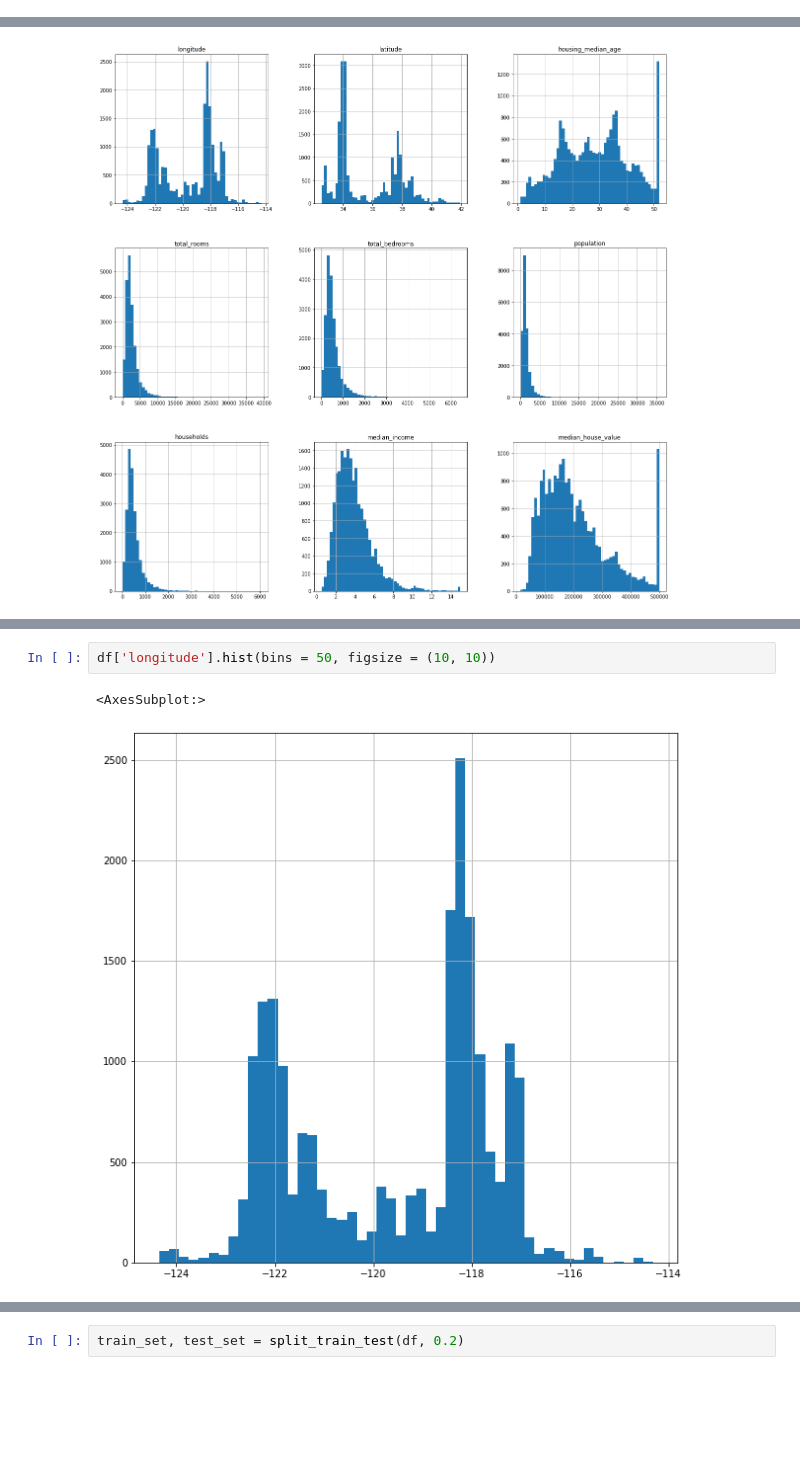
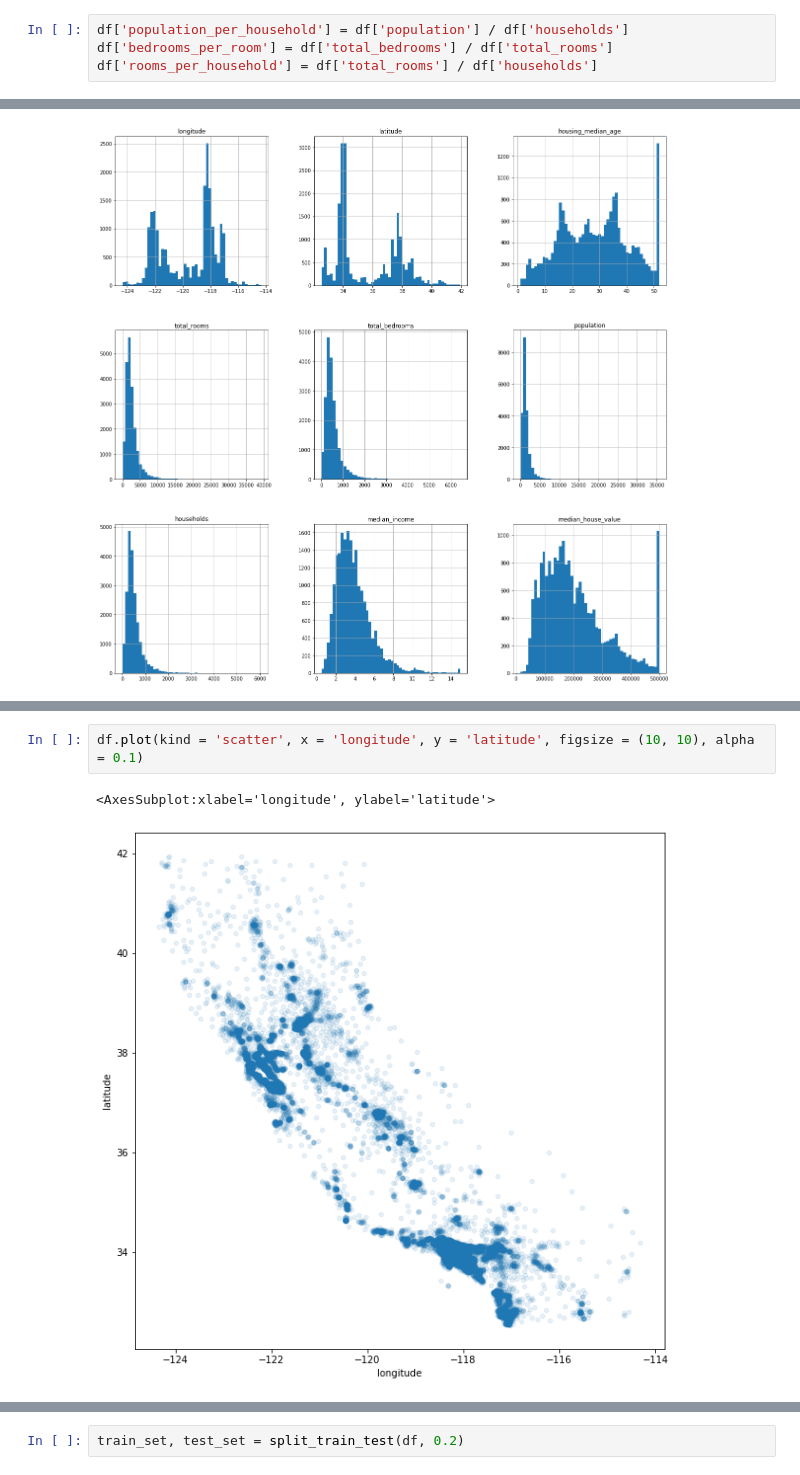
Before and after one commit to S19S98/California-Housing-Price-Prediction, a Jupyter notebook: CaliforniaHousingPrices.ipynb, the cells around one changed output, grey strips where cells are left out. Saved outputs shown, nothing was run; the diff lists cells and outputs as text; blank space fills up the shorter version.

```diff
--- a/CaliforniaHousingPrices.ipynb
+++ b/CaliforniaHousingPrices.ipynb
@@ -61,0 +89,4 @@ Name: ocean_proximity, dtype: int64
+# %%
+df['population_per_household'] = df['population'] / df['households']
+df['bedrooms_per_room'] = df['total_bedrooms'] / df['total_rooms']
+df['rooms_per_household'] = df['total_rooms'] / df['households']
@@ -76,5 +130,5 @@ array([[<AxesSubplot:title={'center':'longitude'}>,
 # %%
-df['longitude'].hist(bins = 50, figsize = (10, 10))
+df.plot(kind = 'scatter', x = 'longitude', y = 'latitude', figsize = (10, 10), alpha = 0.1)
 # %% [output]
-<AxesSubplot:>
+<AxesSubplot:xlabel='longitude', ylabel='latitude'>
-[figure, old version]
+[figure, new version]
```
Also changed, not shown: parts of 26 cells of this notebook, 1 other file.
